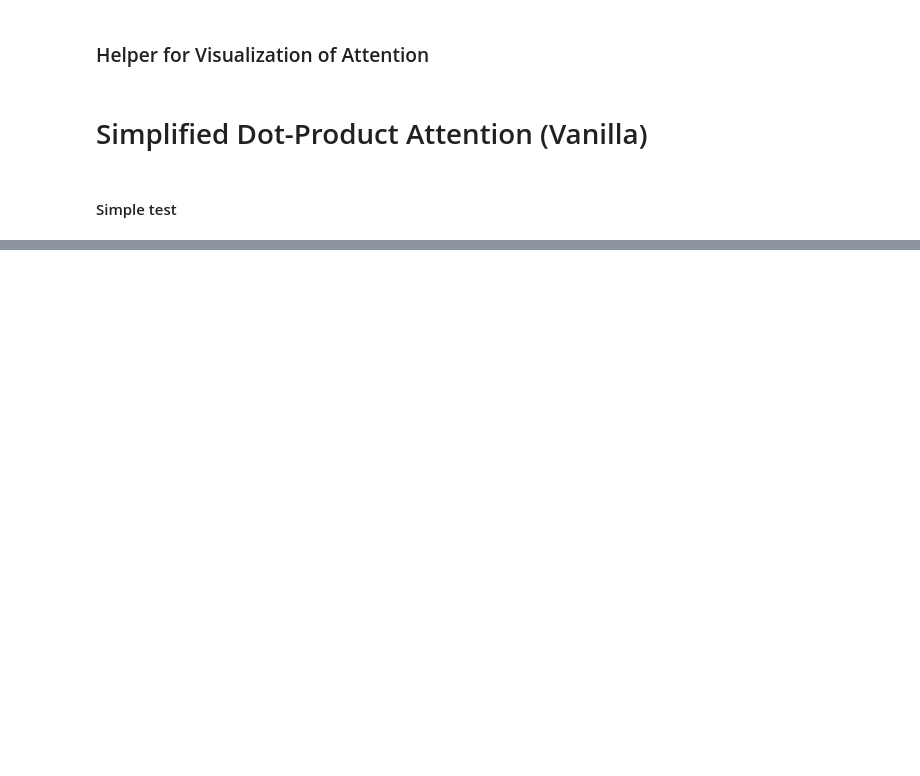
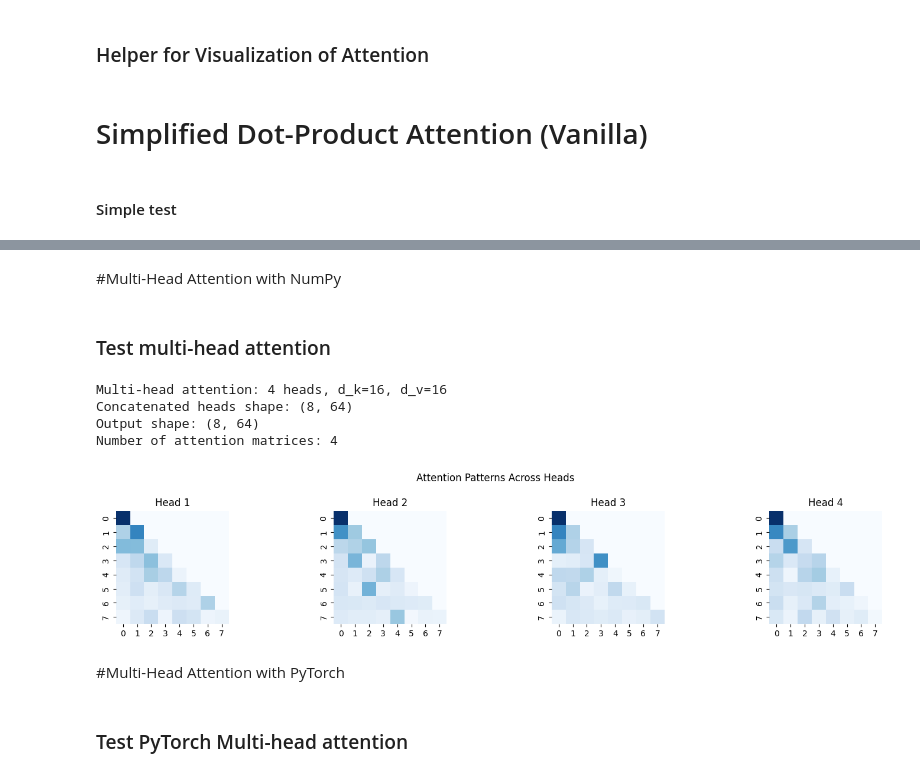
Before and after one commit to bltzr75/Practices_with_Speech_and_Language_Processing_Jurafsky_and_Martin, a Jupyter notebook: 9/Chapter_9.ipynb, the cells around one changed output, grey strips where cells are left out. Saved outputs shown, nothing was run; the diff lists cells and outputs as text; code cells hidden in the pictures; blank space fills up the shorter version.

```diff
--- a/9/Chapter_9.ipynb
+++ b/9/Chapter_9.ipynb
@@ -158,0 +432,2 @@ Output shape: (8, 4)
+# %% [markdown]
+#Multi-Head Attention with NumPy
@@ -158,0 +493,27 @@ Output shape: (8, 4)
+# %% [markdown]
+### Test multi-head attention
+# %%
+d_model, n_heads = 64, 4  # 64-dim embeddings, 4 parallel attention heads
+d_k = d_v = d_model // n_heads  # 16 dims per head (64/4)
+mha = MultiHeadAttentionNumPy(d_model, n_heads, d_k, d_v)
+X = np.random.randn(8, d_model)  # Input: 8 tokens, each 64-dimensional
+output, attn_weights_list = mha.forward(X)
+print(f"Output shape: {output.shape}")  # Should be [8, 64]
+print(f"Number of attention matrices: {len(attn_weights_list)}")  # Should be 4 (one per head)
+
+# Visualize attention from different heads
+fig, axes = plt.subplots(1, n_heads, figsize=(15, 3))
+for i, (ax, attn) in enumerate(zip(axes, attn_weights_list)):
+    sns.heatmap(attn, ax=ax, cmap='Blues', cbar=False, square=True)  # Each head learns different attention patterns
+    ax.set_title(f"Head {i+1}")
+plt.suptitle("Attention Patterns Across Heads")  # Different heads capture different relationships
+plt.tight_layout()
+plt.show()
+# %% [output]
+Multi-head attention: 4 heads, d_k=16, d_v=16
+Concatenated heads shape: (8, 64)
+Output shape: (8, 64)
+Number of attention matrices: 4
+[figure, added]
+# %% [markdown]
+#Multi-Head Attention with PyTorch
@@ -158,0 +588,2 @@ Output shape: (8, 4)
+# %% [markdown]
+### Test PyTorch Multi-head attention
```
Also changed, not shown: parts of 16 cells of this notebook, 2 other files.
